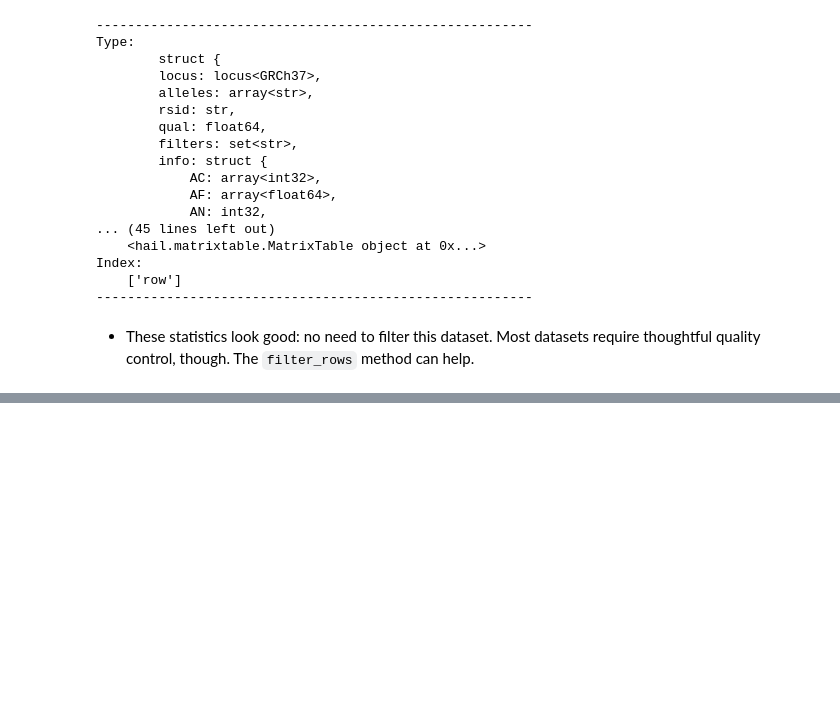
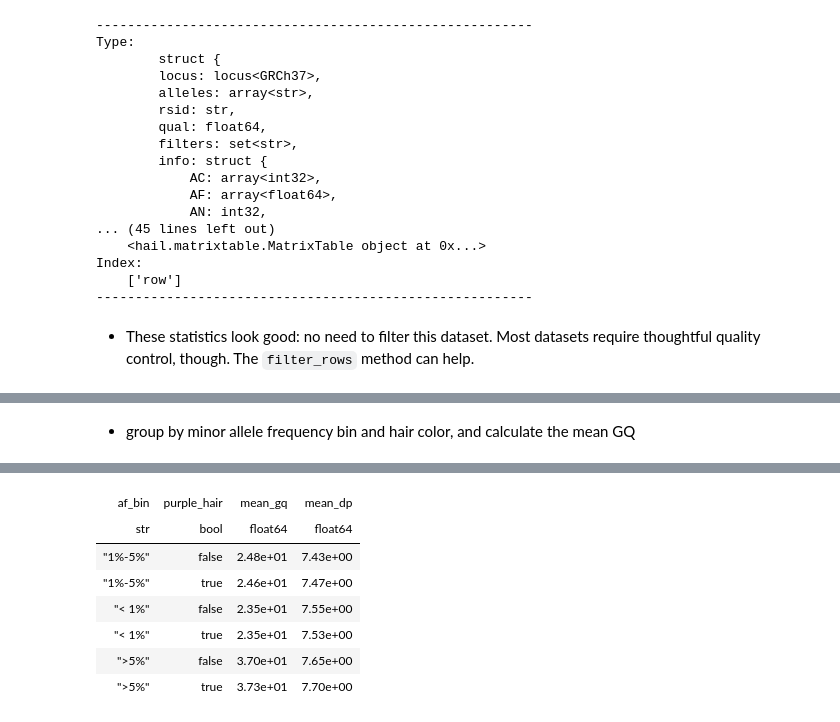
Before and after one commit to bambrozio/bioinformatics, a Jupyter notebook: hail/HailGWASTutorial.ipynb, the cells around one changed output, grey strips where cells are left out. Cells and saved outputs as stored; diff of their text form; code cells hidden in the pictures; blank space fills up the shorter version.

```diff
--- a/hail/HailGWASTutorial.ipynb
+++ b/hail/HailGWASTutorial.ipynb
@@ -377,0 +532,11 @@ Index:
+# %% [markdown]
+* group by minor allele frequency bin and hair color, and calculate the mean GQ
+# %%
+entries = entries.annotate(maf_bin = hl.cond(entries.info.AF[0]<0.01, "< 1%",
+                             hl.cond(entries.info.AF[0]<0.05, "1%-5%", ">5%")))
+
+results2 = (entries.group_by(af_bin = entries.maf_bin, purple_hair = entries.pheno.PurpleHair)
+      .aggregate(mean_gq = hl.agg.stats(entries.GQ).mean,
+                 mean_dp = hl.agg.stats(entries.DP).mean))
+results2.show()
+# %% [output]
@@ -377,0 +544,8 @@ Index:
+| af_bin | purple_hair | mean_gq | mean_dp |
+| str | bool | float64 | float64 |
+| "1%-5%" | false | 2.48e+01 | 7.43e+00 |
+| "1%-5%" | true | 2.46e+01 | 7.47e+00 |
+| "< 1%" | false | 2.35e+01 | 7.55e+00 |
+| "< 1%" | true | 2.35e+01 | 7.53e+00 |
+| ">5%" | false | 3.70e+01 | 7.65e+00 |
+| ">5%" | true | 3.73e+01 | 7.70e+00 |
```
Also changed, not shown: parts of 27 cells of this notebook.
